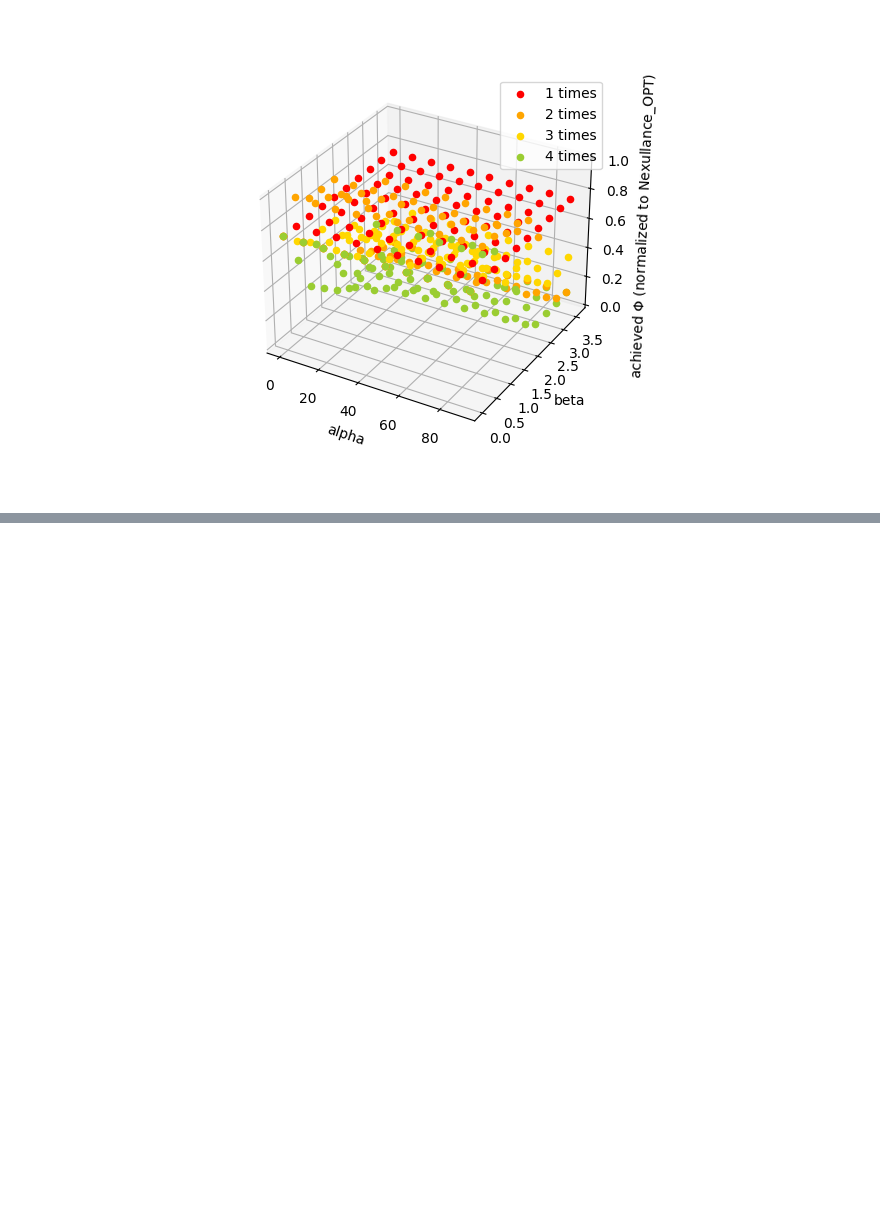
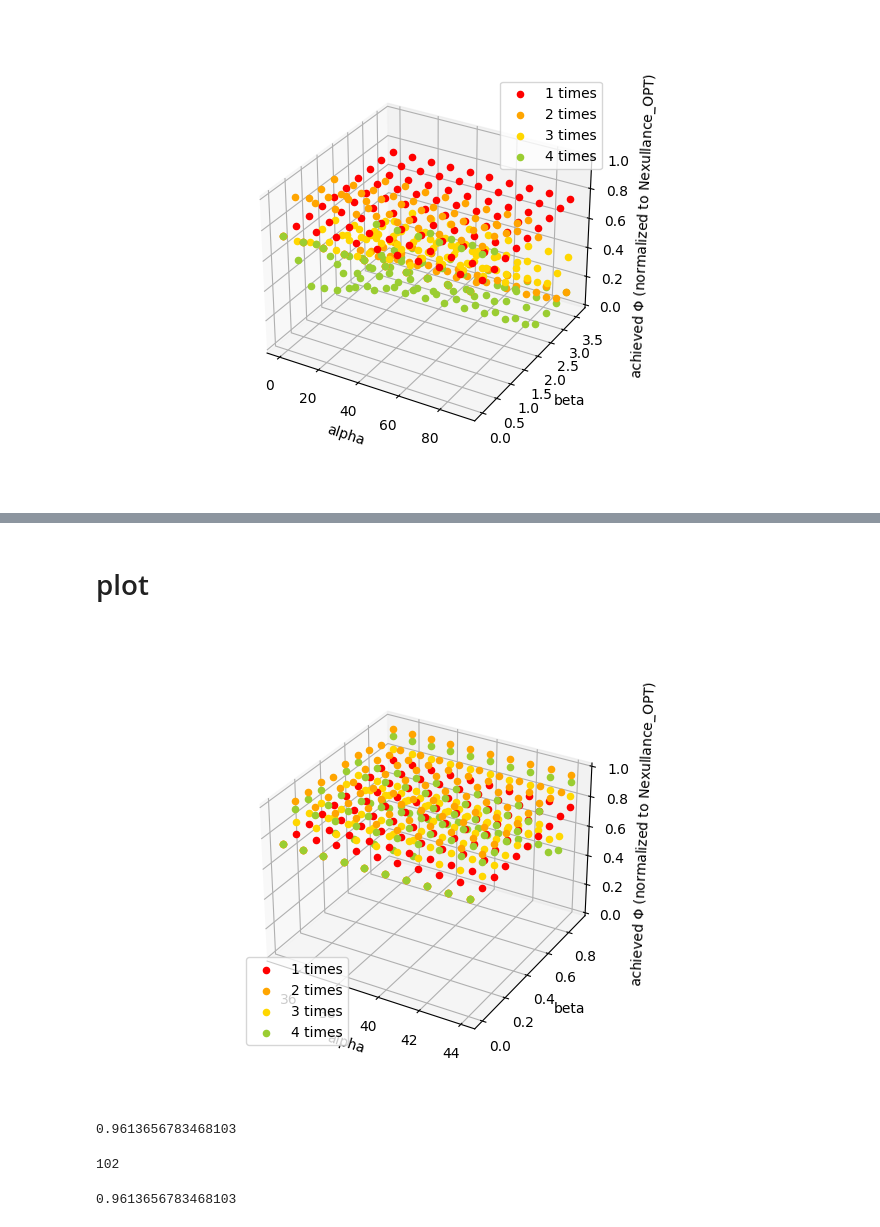
Before and after one commit to ziyuezzy/Nexullance, a Jupyter notebook: nexullance/optimize_method_1_uniform.ipynb, the cells around one changed output, grey strips where cells are left out. Drawn from its saved outputs; the diff is of its cells as text; code cells hidden in the pictures; blank space fills up the shorter version.

```diff
--- a/nexullance/optimize_method_1_uniform.ipynb
+++ b/nexullance/optimize_method_1_uniform.ipynb
@@ -182,0 +164,10 @@ plt.show()
+# %%
+# initialize data
+_alphas = np.array(list(np.arange(35.0, 45.0, 1.0)), dtype=float)
+_betas = np.array(list(np.arange(0.0, 1.0, 0.1)), dtype=float)
+
+num_method_1 = 4
+_result_Phis = np.ndarray((num_method_1, len(_alphas), len(_betas)), dtype=float)*0
+# the first dimension corresponds to iterations
+# %%
+nexu_it = Nexullance_IT(ddf_network.nx_graph, M_R, Cap_remote)
@@ -182,0 +237,46 @@ plt.show()
+# %% [markdown]
+# plot
+# %%
+OPTIMUM = 742.0  # Nexullance_OPT [GBps]
+colors = ['red', 'orange', 'gold', 'yellowgreen']
+
+fig = plt.figure()
+ax = fig.add_subplot(projection='3d')
+
+legend_handles = []  # List to store legend handles
+legend_labels = []   # List to store legend labels
+
+for i, _alpha in enumerate(_alphas):
+    for j, _beta in enumerate(_betas):
+        for it in range(num_method_1):
+            # Scatter plot
+            ax.scatter(_alpha, _beta, _result_Phis[it, i, j] / OPTIMUM,
+                       marker='o', c=colors[it])
+
+# Create legend handles and labels for each color
+for it, color in enumerate(colors):
+    legend_handles.append(ax.scatter([], [], [], c=color, label=f"{it+1} times"))
+    legend_labels.append(f"{it+1} times")
+
+ax.set_xlabel('alpha')
+ax.set_ylabel('beta')
+ax.set_zlabel('achieved $\Phi$ (normalized to Nexullance_OPT)')
+ax.set_zlim([0, 1])
+
+# Plot legend with the handles and labels created
+plt.legend(handles=legend_handles, labels=legend_labels)
+plt.show()
+# %% [output]
+[figure, added]
+# %%
+np.max(_result_Phis)/OPTIMUM
+# %% [output]
+0.9613656783468103
+# %%
+np.argmax(_result_Phis)
+# %% [output]
+102
+# %%
+_result_Phis[1,0,2]/OPTIMUM
+# %% [output]
+0.9613656783468103
```
Also changed, not shown: parts of 4 cells of this notebook, 10 other files.
